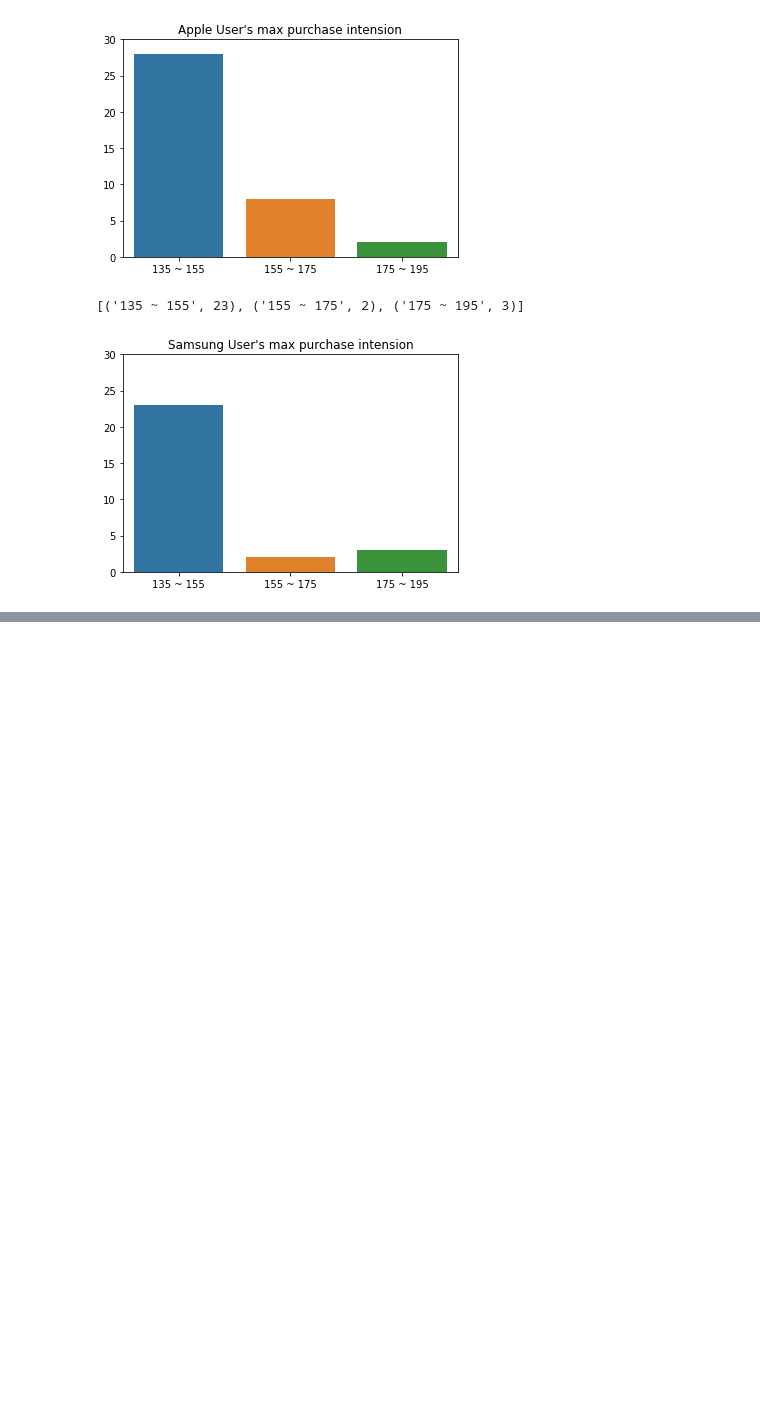
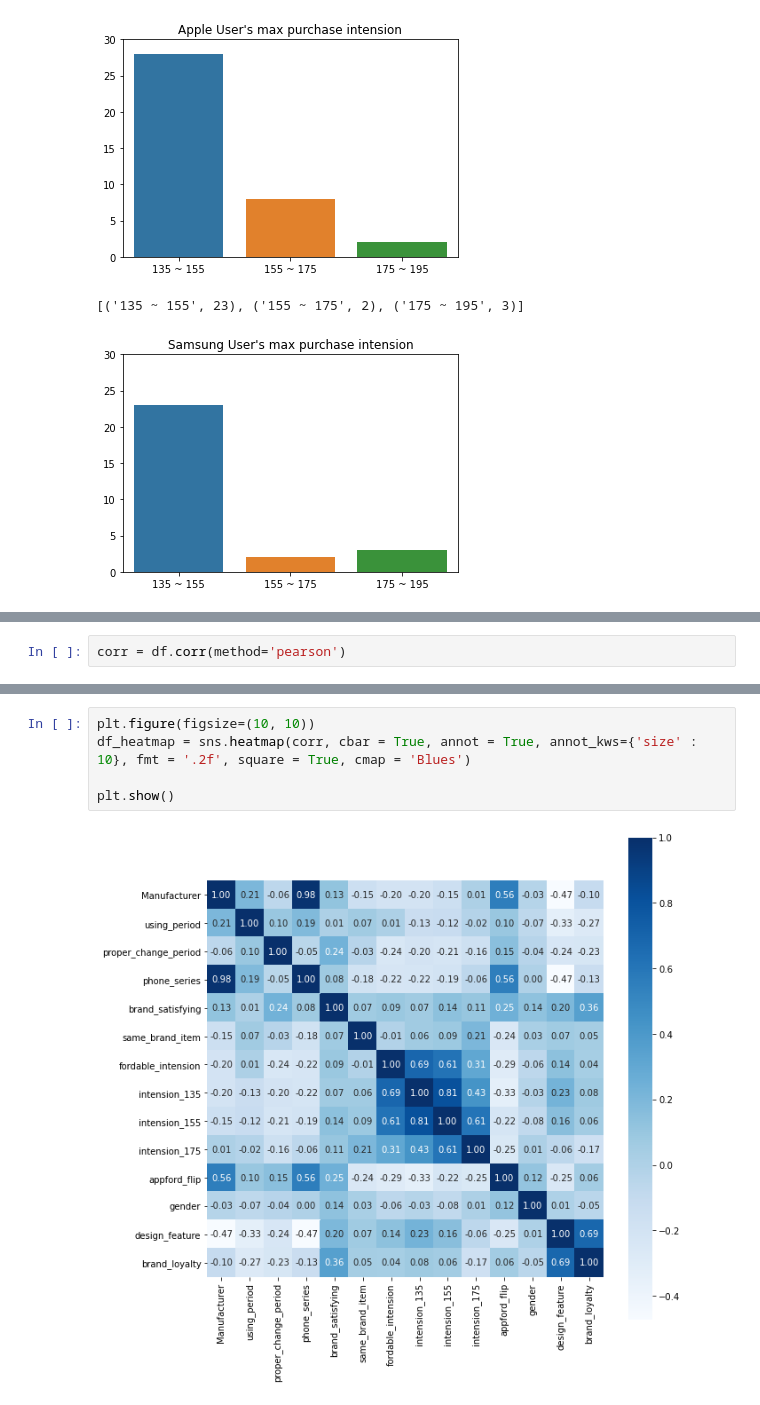
Before and after one commit to hansuho113/School_Lecture, a Jupyter notebook: marketing_research_preprocessing.ipynb, the cells around one changed output, grey strips where cells are left out. Drawn from its saved outputs; the diff is of its cells as text; blank space fills up the shorter version.

```diff
--- a/marketing_research_preprocessing.ipynb
+++ b/marketing_research_preprocessing.ipynb
@@ -334,0 +389,2 @@ plt.show()
+# %%
+corr = df.corr(method='pearson')
@@ -334,0 +407,7 @@ plt.show()
+# %%
+plt.figure(figsize=(10, 10))
+df_heatmap = sns.heatmap(corr, cbar = True, annot = True, annot_kws={'size' : 10}, fmt = '.2f', square = True, cmap = 'Blues')
+
+plt.show()
+# %% [output]
+[figure, added]
```
Also changed, not shown: parts of 25 cells of this notebook.
